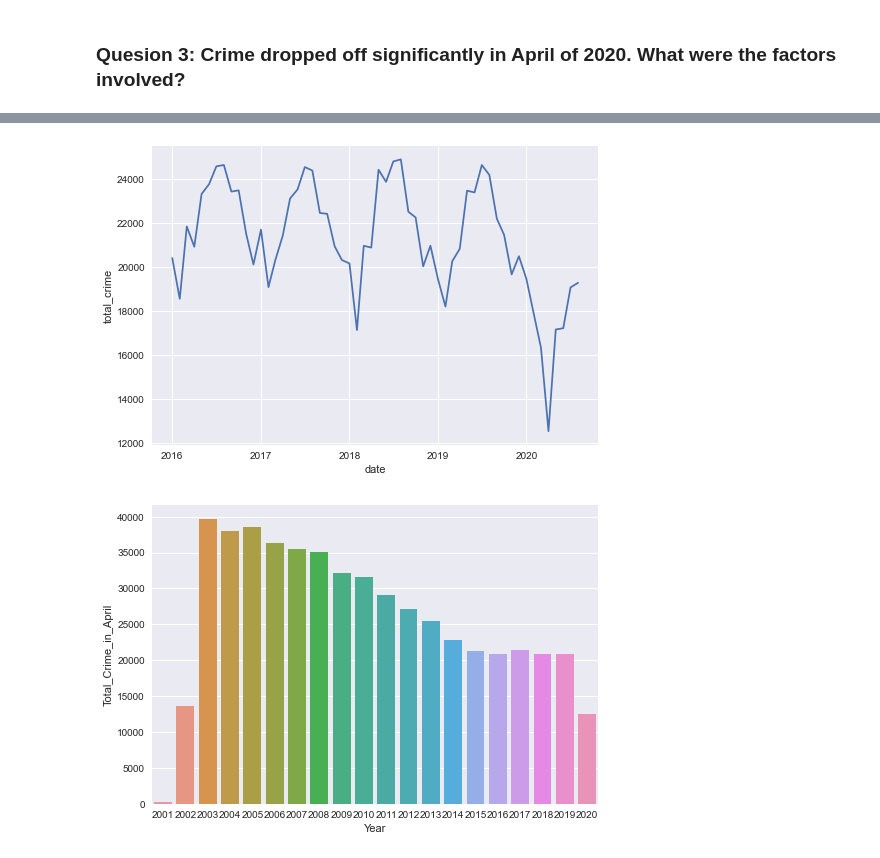
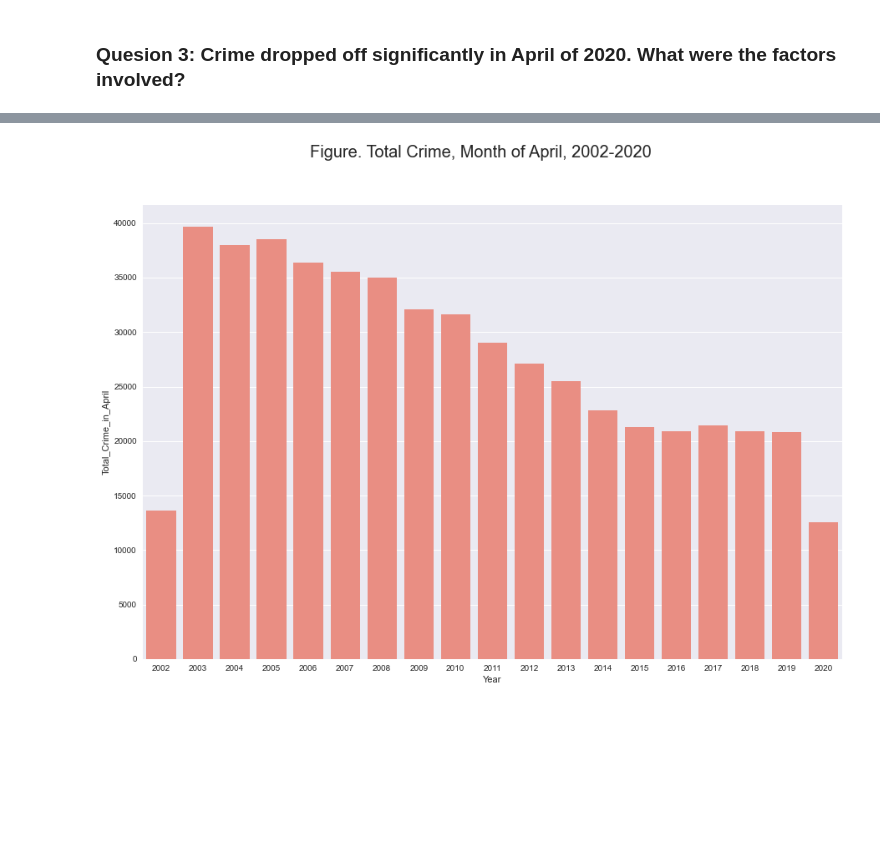
Before and after one commit to tjdolan121/4502Proj, a Jupyter notebook: forge/code/DataMiningQuestions.ipynb, the cells around one changed output, grey strips where cells are left out. Cells and saved outputs as stored; diff of their text form; code cells hidden in the pictures; blank space fills up the shorter version.

```diff
--- a/forge/code/DataMiningQuestions.ipynb
+++ b/forge/code/DataMiningQuestions.ipynb
@@ -82,7 +82,7 @@ datatypes = {'block': 'object',
 # %%
 load_dotenv()
 path_to_data = os.environ.get('CLEAN_DATA')
-df = pd.read_csv(path_to_data, dtype=datatypes)
+original_df = pd.read_csv(path_to_data, dtype=datatypes)
 # %% [markdown]
 <a id='home'></a>
 # %% [markdown]
@@ -96,2 +90,17 @@ figure_title_size = 20
+# %%
+df = original_df.copy()
+# %%
+SINGLE_PLOT_SIZE = (15, 10)
+
+SINGLE_BAR_CHART_PARAMS = {'edgecolor': 'black',
+                           'linewidth': 1,
+                           'figsize': SINGLE_PLOT_SIZE}
+
+SINGLE_LINE_CHART_PARAMS = {'figsize': SINGLE_PLOT_SIZE}
+
+FIGURE_TITLE_SIZE = 20
+
+Q1_TIME_DOMAIN = list(range(2002, 2020))
+Q3_TIME_DOMAIN = list(range(2002, 2021))
 # %% [markdown]
 # Part 2. Questions
@@ -287,4 +334,7 @@ Our conclusion: the plateau in crime was driven by certain frequent crimes no lo
 # TODO: q2
 # %% [markdown]
 ### Quesion 3: Crime dropped off significantly in April of 2020.  What were the factors involved?
+# %%
+del q1_df
+q3_df = df[df.year.isin(Q3_TIME_DOMAIN)]
 # %%
@@ -323,7 +377,0 @@ plt.show()
-# %%
-last_5 = [2016, 2017, 2018, 2019, 2020]
-temp1 = total_crime_plus_econ_df_full.loc[total_crime_plus_econ_df_full['year'].isin(last_5)]
-
-sns.lineplot(x="date", y="total_crime", data=temp1);
-# %% [output]
-[figure, removed]
@@ -332,9 +378,18 @@ aprils_df = df[(df.month == 4)]
 # %%
+# Figure.
+
+# Data:
+aprils_df = q3_df[(q3_df.month == 4)]
 april_year_over_year = pd.DataFrame(aprils_df.groupby('year').size()).reset_index()
 april_year_over_year.columns = ['Year', 'Total_Crime_in_April']
-sns.barplot(x='Year', y='Total_Crime_in_April', data=april_year_over_year);
+
+# Plotting:
+fig_title = 'Figure. Total Crime, Month of April, 2002-2020'
+fig, ax = plt.subplots(figsize=SINGLE_PLOT_SIZE)
+fig.suptitle(fig_title, fontsize=FIGURE_TITLE_SIZE)
+ax = sns.barplot(x='Year', y='Total_Crime_in_April', data=april_year_over_year, color='salmon');
 # %% [output]
-[figure, old version]
+[figure, new version]
 # %%
 april_year_type_df = pd.DataFrame(aprils_df.groupby(['year', 'primary_type']).size()).reset_index()
 last_3 = [2018, 2019, 2020]
```
Also changed, not shown: parts of 25 cells of this notebook.
